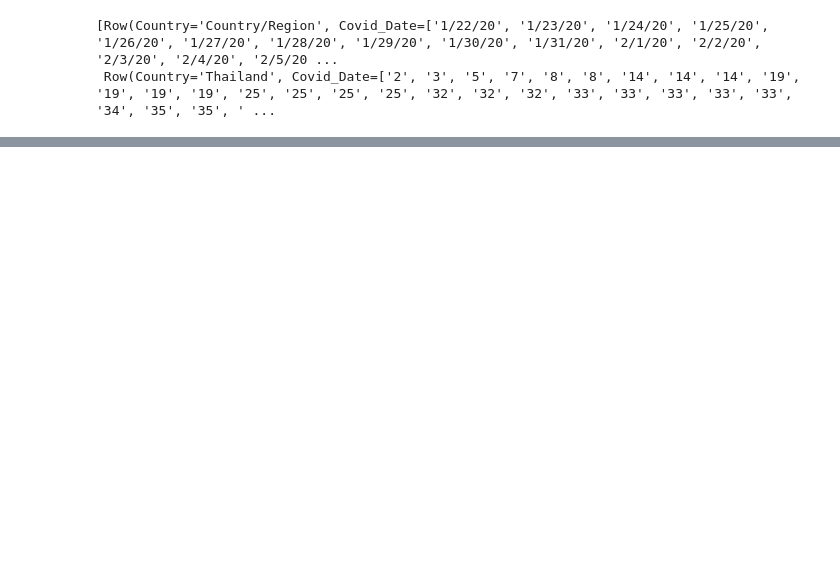
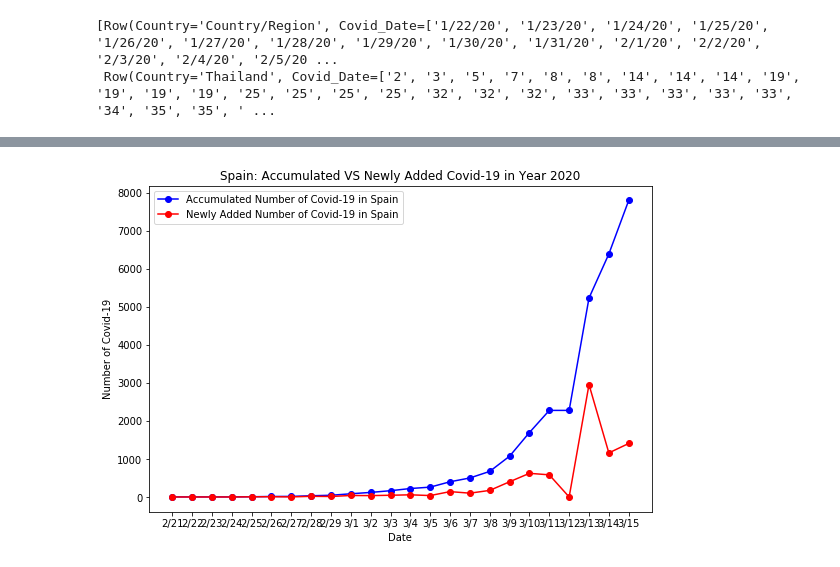
Before and after one commit to xingyazhou/datageek-github, a Jupyter notebook: COVID-19 Analysis.ipynb, the cells around one changed output, grey strips where cells are left out. Cells and saved outputs as stored; diff of their text form; code cells hidden in the pictures; blank space fills up the shorter version.

```diff
--- a/COVID-19 Analysis.ipynb
+++ b/COVID-19 Analysis.ipynb
@@ -293,0 +327,30 @@ plt.show()
+# %%
+c="Spain"
+Covid_Sweden=df.select("Covid_Date").where(df.Country==c)
+
+import numpy as np
+acc_num_covid=Covid_Sweden.toPandas().Covid_Date.array[0]
+acc_num_covid=np.array(acc_num_covid).astype(np.integer)
+dy=np.diff(acc_num_covid)
+
+Covid_date=df.select("Covid_Date")
+pandas_date_df = Covid_date.toPandas().Covid_Date.array[0]
+dates=np.array(pandas_date_df)
+dates_of_covid=[]
+for d in dates:
+    dates_of_covid.append(d[0:-3])
+
+dates_of_covid=np.array(dates_of_covid)
+
+plt.figure(figsize=(9,6))
+plt.title(c+": Accumulated VS Newly Added Covid-19 in Year 2020")
+plt.xlabel("Date")
+plt.ylabel("Number of Covid-19")
+
+
+plt.plot(dates_of_covid[30:],acc_num_covid[30:],'-bo', label="Accumulated Number of Covid-19 in " + c)
+plt.plot(dates_of_covid[30:],dy[29:],'-ro',label="Newly Added Number of Covid-19 in " + c)
+plt.legend(loc="upper left")
+plt.show()
+# %% [output]
+[figure, added]
```
Also changed, not shown: parts of 12 cells of this notebook.
